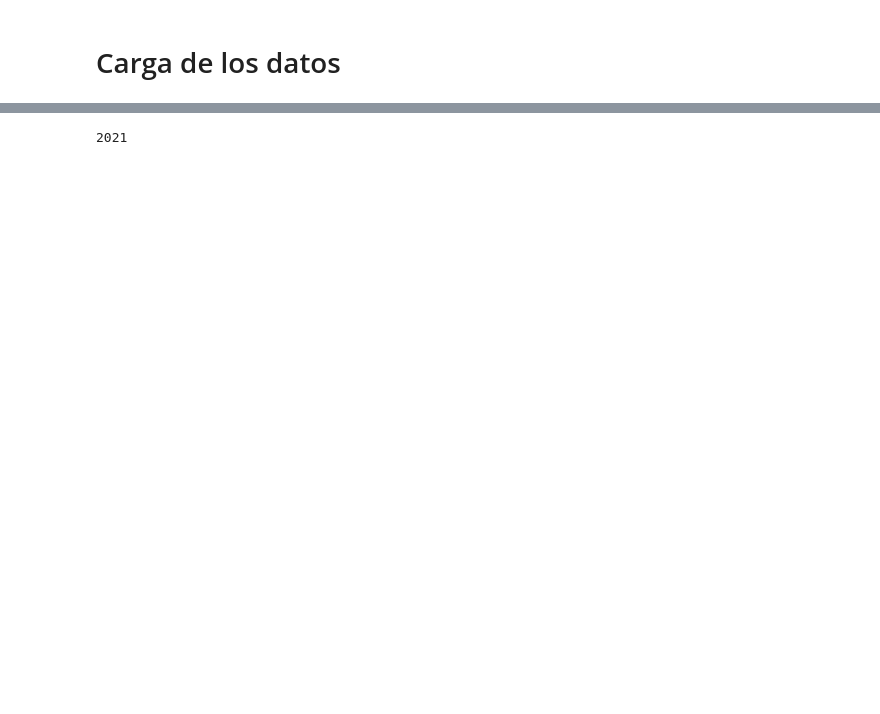
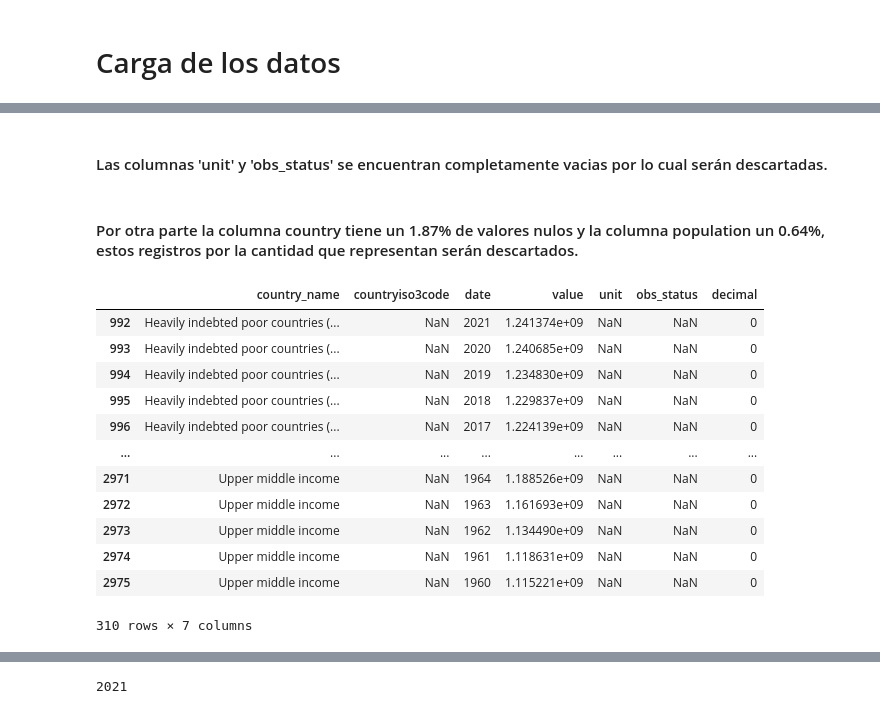
Before and after one commit to AlbertoLandinWork/etl_worldbank_api, a Jupyter notebook: eda.ipynb, the cells around one changed output, grey strips where cells are left out. Drawn from its saved outputs; the diff is of its cells as text; code cells hidden in the pictures; blank space fills up the shorter version.

```diff
--- a/eda.ipynb
+++ b/eda.ipynb
@@ -71,3 +103,23 @@ Name: value, dtype: float64
+# %% [markdown]
+#### Las columnas 'unit' y 'obs_status' se encuentran completamente vacias por lo cual serán descartadas.
+# %% [markdown]
+#### Por otra parte la columna country tiene un 1.87% de valores nulos y la columna population un 0.64%, estos registros por la cantidad que representan serán descartados.
+# %%
+data_frame[data_frame['countryiso3code'].isna()]
+# %% [output]
+|  | country_name | countryiso3code | date | value | unit | obs_status | decimal |
+| 992 | Heavily indebted poor countries (... | NaN | 2021 | 1.241374e+09 | NaN | NaN | 0 |
+| 993 | Heavily indebted poor countries (... | NaN | 2020 | 1.240685e+09 | NaN | NaN | 0 |
+| 994 | Heavily indebted poor countries (... | NaN | 2019 | 1.234830e+09 | NaN | NaN | 0 |
+| 995 | Heavily indebted poor countries (... | NaN | 2018 | 1.229837e+09 | NaN | NaN | 0 |
+| 996 | Heavily indebted poor countries (... | NaN | 2017 | 1.224139e+09 | NaN | NaN | 0 |
+| ... | ... | ... | ... | ... | ... | ... | ... |
+| 2971 | Upper middle income | NaN | 1964 | 1.188526e+09 | NaN | NaN | 0 |
+| 2972 | Upper middle income | NaN | 1963 | 1.161693e+09 | NaN | NaN | 0 |
+| 2973 | Upper middle income | NaN | 1962 | 1.134490e+09 | NaN | NaN | 0 |
+| 2974 | Upper middle income | NaN | 1961 | 1.118631e+09 | NaN | NaN | 0 |
+| 2975 | Upper middle income | NaN | 1960 | 1.115221e+09 | NaN | NaN | 0 |
+310 rows × 7 columns
 # %%
 data_frame[data_frame['value'].isna()]
 # %% [output]
```
Also changed, not shown: parts of 36 cells of this notebook, 8 other files.
